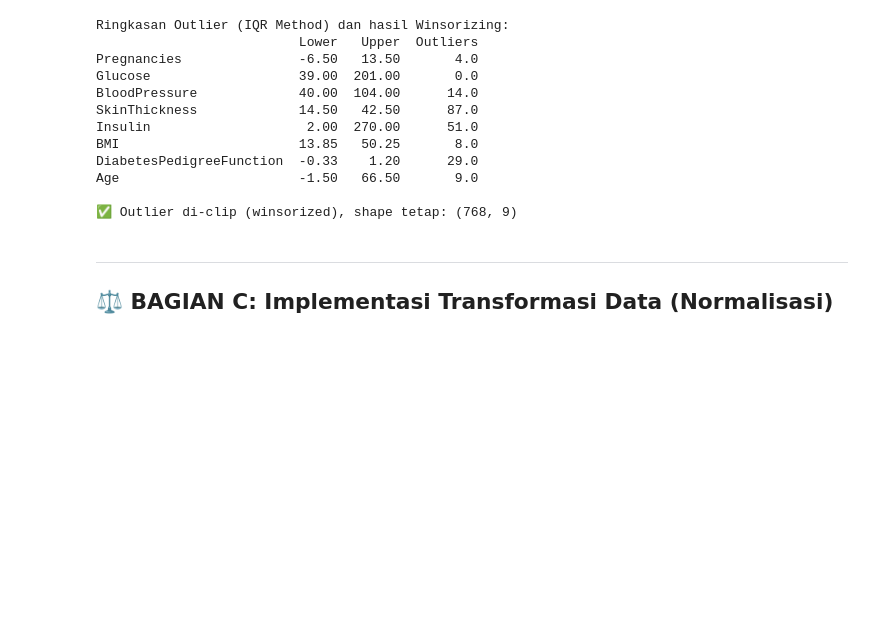
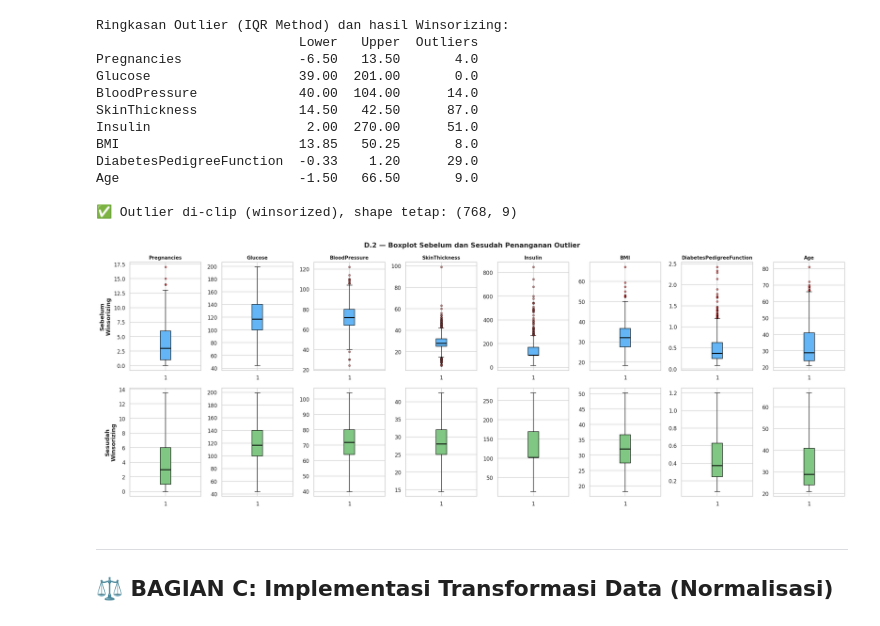
Before and after one commit to maulnite/diabetes-prediction, a Jupyter notebook: diabetes_prediction_pipeline_revised.ipynb, the cells around one changed output. Cells and saved outputs as stored; diff of their text form; code cells hidden in the pictures; blank space fills up the shorter version.

Commit message:
Add boxplot before after outliers handling

```diff
--- a/diabetes_prediction_pipeline_revised.ipynb
+++ b/diabetes_prediction_pipeline_revised.ipynb
@@ -373,6 +373,38 @@ DiabetesPedigreeFunction  -0.33    1.20      29.0
 Age                       -1.50   66.50       9.0
 
 ✅ Outlier di-clip (winsorized), shape tetap: (768, 9)
+# %%
+fig, axes = plt.subplots(2, len(features), figsize=(22, 8))
+
+for i, col in enumerate(features):
+    # Sebelum winsorizing
+    axes[0, i].boxplot(
+        df_imputed[col].dropna(),
+        patch_artist=True,
+        boxprops=dict(facecolor='#64B5F6'),
+        medianprops=dict(color='black', linewidth=2),
+        flierprops=dict(marker='o', markersize=4, markerfacecolor='red', alpha=0.5)
+    )
+    axes[0, i].set_title(col, fontweight='bold', fontsize=10)
+    if i == 0:
+        axes[0, i].set_ylabel('Sebelum\nWinsorizing', fontweight='bold')
+
+    # Sesudah winsorizing
+    axes[1, i].boxplot(
+        df_no_outlier[col].dropna(),
+        patch_artist=True,
+        boxprops=dict(facecolor='#81C784'),
+        medianprops=dict(color='black', linewidth=2),
+        flierprops=dict(marker='o', markersize=4, markerfacecolor='red', alpha=0.5)
+    )
+    if i == 0:
+        axes[1, i].set_ylabel('Sesudah\nWinsorizing', fontweight='bold')
+
+plt.suptitle('D.2 — Boxplot Sebelum dan Sesudah Penanganan Outlier', fontsize=14, fontweight='bold')
+plt.tight_layout()
+plt.show()
+# %% [output]
+[figure, added]
 # %% [markdown]
 ---
 ## ⚖️ BAGIAN C: Implementasi Transformasi Data (Normalisasi)
```
Also changed, not shown: parts of 11 cells of this notebook, 1 other file.
